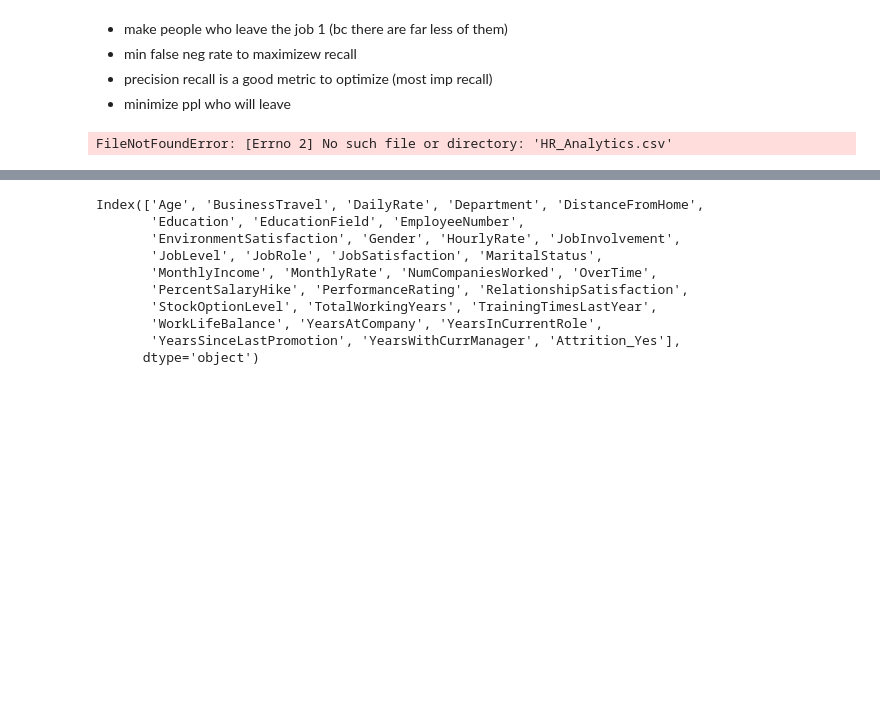
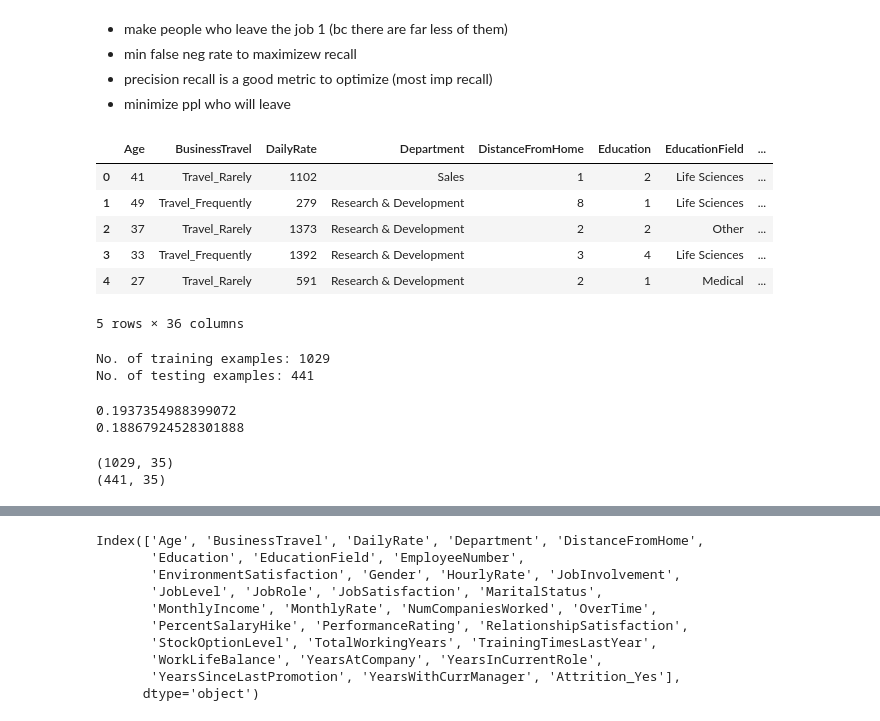
Before and after one commit to catherineerickson/Attrition-Project, a Jupyter notebook: Attrition_project_work.ipynb, the cells around one changed output, grey strips where cells are left out. Saved outputs shown, nothing was run; the diff lists cells and outputs as text; code cells hidden in the pictures; blank space fills up the shorter version.

```diff
--- a/Attrition_project_work.ipynb
+++ b/Attrition_project_work.ipynb
@@ -69,7 +69,3 @@ warnings.filterwarnings('ignore')
 - min false neg rate to maximizew recall
 - precision recall is a good metric to optimize (most imp recall)
 - minimize ppl who will leave
-# %%
-df=pd.read_csv("HR_Analytics.csv")
-# %% [output]
-FileNotFoundError: [Errno 2] No such file or directory: 'HR_Analytics.csv'
@@ -76,8 +74,16 @@ FileNotFoundError: [Errno 2] No such file or directory: 'HR_Analytics.csv'
 # %%
 #Load data
-df=pd.read_csv("HR_Analytics.csv")
+df=pd.read_csv("data/HR_Analytics.csv")
 df = pd.get_dummies(df, columns = ["Attrition"])
 df.head()
+# %% [output]
+|  | Age | BusinessTravel | DailyRate | Department | DistanceFromHome | Education | EducationField | ... |
+| 0 | 41 | Travel_Rarely | 1102 | Sales | 1 | 2 | Life Sciences | ... |
+| 1 | 49 | Travel_Frequently | 279 | Research & Development | 8 | 1 | Life Sciences | ... |
+| 2 | 37 | Travel_Rarely | 1373 | Research & Development | 2 | 2 | Other | ... |
+| 3 | 33 | Travel_Frequently | 1392 | Research & Development | 3 | 4 | Life Sciences | ... |
+| 4 | 27 | Travel_Rarely | 591 | Research & Development | 2 | 1 | Medical | ... |
+5 rows × 36 columns
 # %%
 #Keep the dummy column where employees leaving = 1, because there are far less of them and we want to minimize FNR and recall
 df = df.drop(["Attrition_No"], axis = 1)
@@ -89,14 +95,23 @@ train, test = train_test_split(df, test_size=0.3, random_state=25)
 
 print(f"No. of training examples: {train.shape[0]}")
 print(f"No. of testing examples: {test.shape[0]}")
+# %% [output]
+No. of training examples: 1029
+No. of testing examples: 441
 # %%
 #Printing the ratio of No's and Yes's to the response variable (Attrition) for train and test to make sure they are similar
 print(train.Attrition_Yes.value_counts()[1]/train.Attrition_Yes.value_counts()[0])
 print(test.Attrition_Yes.value_counts()[1]/test.Attrition_Yes.value_counts()[0])
+# %% [output]
+0.1937354988399072
+0.18867924528301888
 # %%
 #Shape of data
 print(train.shape)
 print(test.shape)
+# %% [output]
+(1029, 35)
+(441, 35)
 # %%
 #There are zero missing values that need to be filled in either data set
 print(train.isna().sum())
```
Also changed, not shown: parts of 56 cells of this notebook, 1 other file.
